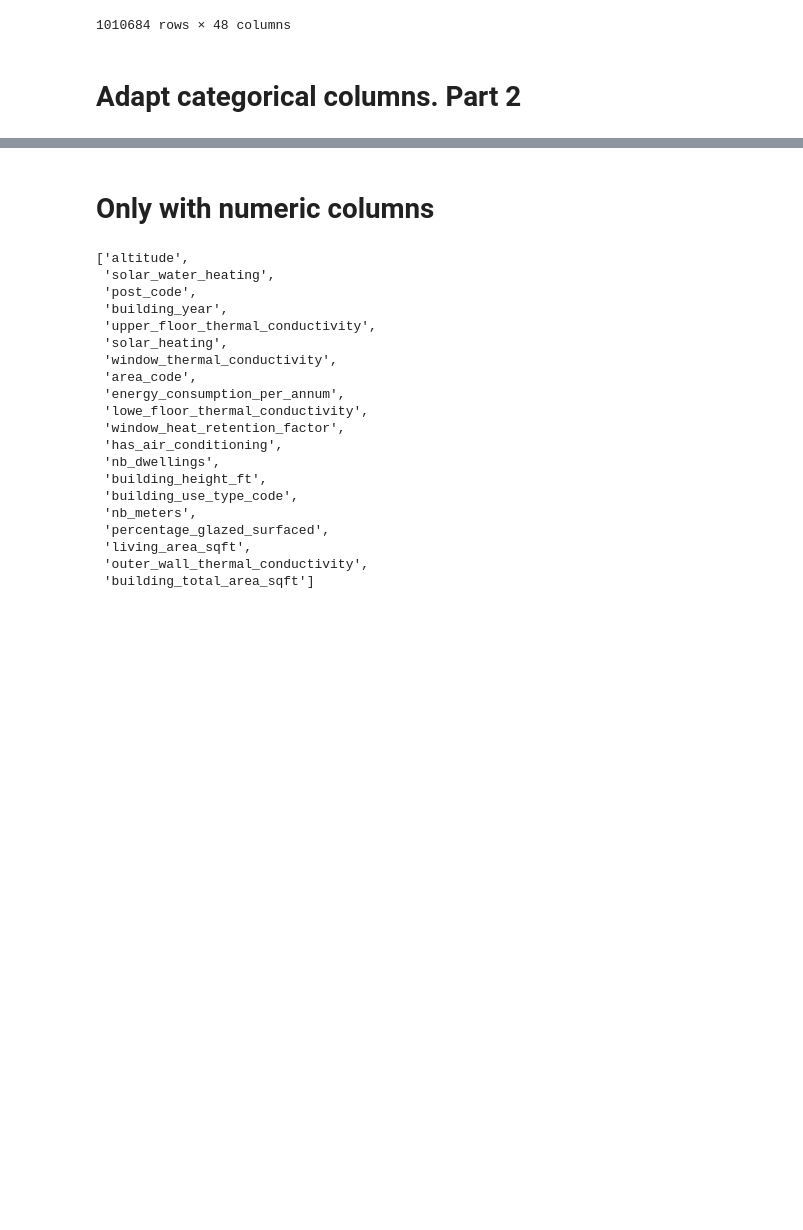
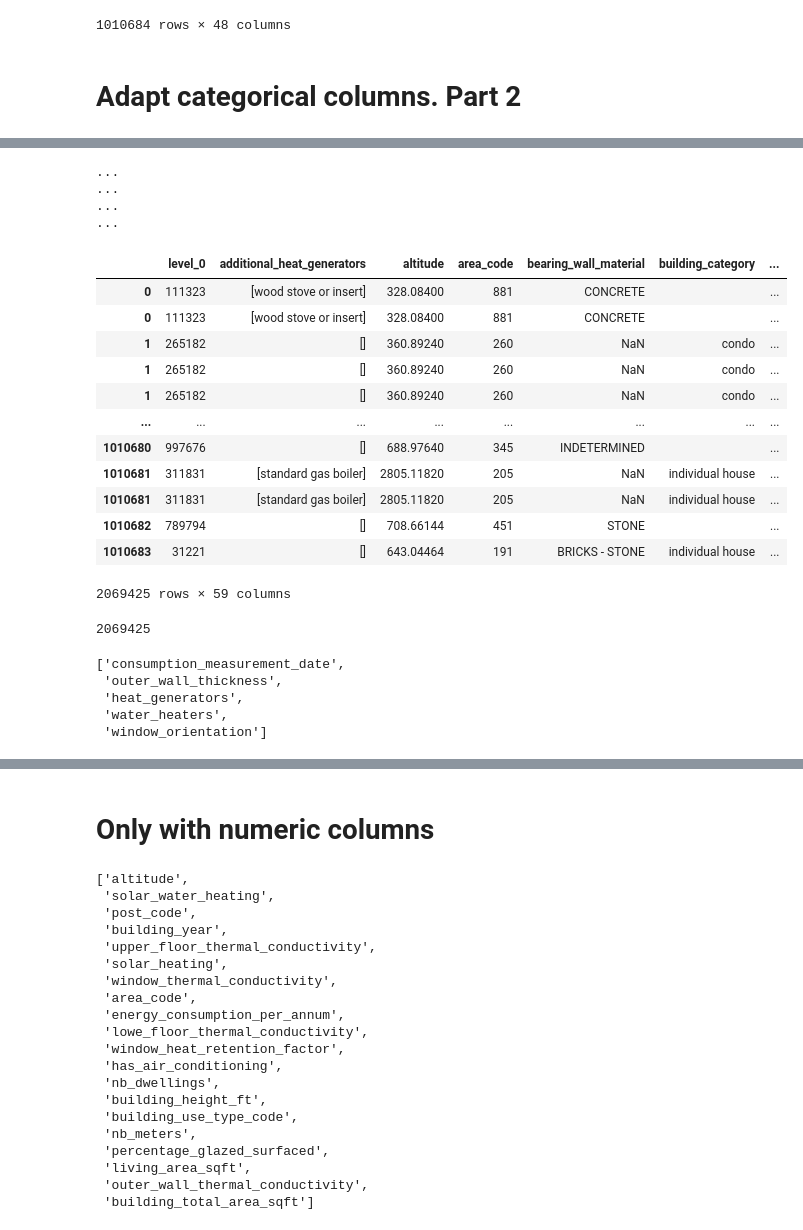
Before and after one commit to FrankFacundo/ComputerScience-Data, a Jupyter notebook: Data/DataScience/StudyCases-Challenge/Hickaton/my_work/challenge.ipynb, the cells around one changed output, grey strips where cells are left out. Saved outputs shown, nothing was run; the diff lists cells and outputs as text; code cells hidden in the pictures; blank space fills up the shorter version.

```diff
--- a/Data/DataScience/StudyCases-Challenge/Hickaton/my_work/challenge.ipynb
+++ b/Data/DataScience/StudyCases-Challenge/Hickaton/my_work/challenge.ipynb
@@ -412,0 +266,8 @@ df_col
+# %%
+df_cat2 = df_filter1.copy()
+# df_cat2 = df_cat2[:100]
+
+col_cat_valid_new = ["building_category", "building_class", "heating_energy_source", "main_heating_type", "main_water_heating_type"]
+col_cat_delete = ["consumption_measurement_date", "outer_wall_thickness", "heat_generators", "water_heaters", "window_orientation"]
+# df_cat2 = df_cat2[new_cat]
+len(df_cat2)
@@ -412,0 +291,6 @@ df_col
+# %%
+df_cat2['building_category'] = df_cat2['building_category'].str.replace(r"\[|\]",'')
+df_cat2['building_class'] = df_cat2['building_class'].str.replace(r"\[|\]",'')
+df_cat2['heating_energy_source'] = df_cat2['heating_energy_source'].str.replace(r"\[|\]",'')
+df_cat2['main_heating_type'] = df_cat2['main_heating_type'].str.replace(r"\[|\]",'')
+df_cat2['main_water_heating_type'] = df_cat2['main_water_heating_type'].str.replace(r"\[|\]",'')
@@ -412,0 +312,43 @@ df_col
+# %%
+df_cat2 = df_cat2.assign(building_category=df_cat2['building_category'].str.split(",")).explode('building_category').drop_duplicates()
+print("...")
+df_cat2 = df_cat2.assign(building_class=df_cat2['building_class'].str.split(",")).explode('building_class').drop_duplicates()
+print("...")
+df_cat2 = df_cat2.assign(heating_energy_source=df_cat2['heating_energy_source'].str.split("+")).explode('heating_energy_source').drop_duplicates()
+print("...")
+df_cat2 = df_cat2.assign(main_heating_type=df_cat2['main_heating_type'].str.split(",")).explode('main_heating_type').drop_duplicates()
+print("...")
+df_cat2 = df_cat2.assign(main_water_heating_type=df_cat2['main_water_heating_type'].str.split(",")).explode('main_water_heating_type').drop_duplicates()
+# %% [output]
+...
+...
+...
+...
+# %%
+df_cat2
+# %% [output]
+|  | level_0 | additional_heat_generators | altitude | area_code | bearing_wall_material | building_category | ... |
+| 0 | 111323 | [wood stove or insert] | 328.08400 | 881 | CONCRETE |  | ... |
+| 0 | 111323 | [wood stove or insert] | 328.08400 | 881 | CONCRETE |  | ... |
+| 1 | 265182 | [] | 360.89240 | 260 | NaN | condo | ... |
+| 1 | 265182 | [] | 360.89240 | 260 | NaN | condo | ... |
+| 1 | 265182 | [] | 360.89240 | 260 | NaN | condo | ... |
+| ... | ... | ... | ... | ... | ... | ... | ... |
+| 1010680 | 997676 | [] | 688.97640 | 345 | INDETERMINED |  | ... |
+| 1010681 | 311831 | [standard gas boiler] | 2805.11820 | 205 | NaN | individual house | ... |
+| 1010681 | 311831 | [standard gas boiler] | 2805.11820 | 205 | NaN | individual house | ... |
+| 1010682 | 789794 | [] | 708.66144 | 451 | STONE |  | ... |
+| 1010683 | 31221 | [] | 643.04464 | 191 | BRICKS - STONE | individual house | ... |
+2069425 rows × 59 columns
+# %%
+len(df_cat2)
+# %% [output]
+2069425
+# %%
+col_cat_delete
+# %% [output]
+['consumption_measurement_date',
+ 'outer_wall_thickness',
+ 'heat_generators',
+ 'water_heaters',
+ 'window_orientation']
```
Also changed, not shown: parts of 59 cells of this notebook, 2 other files.
